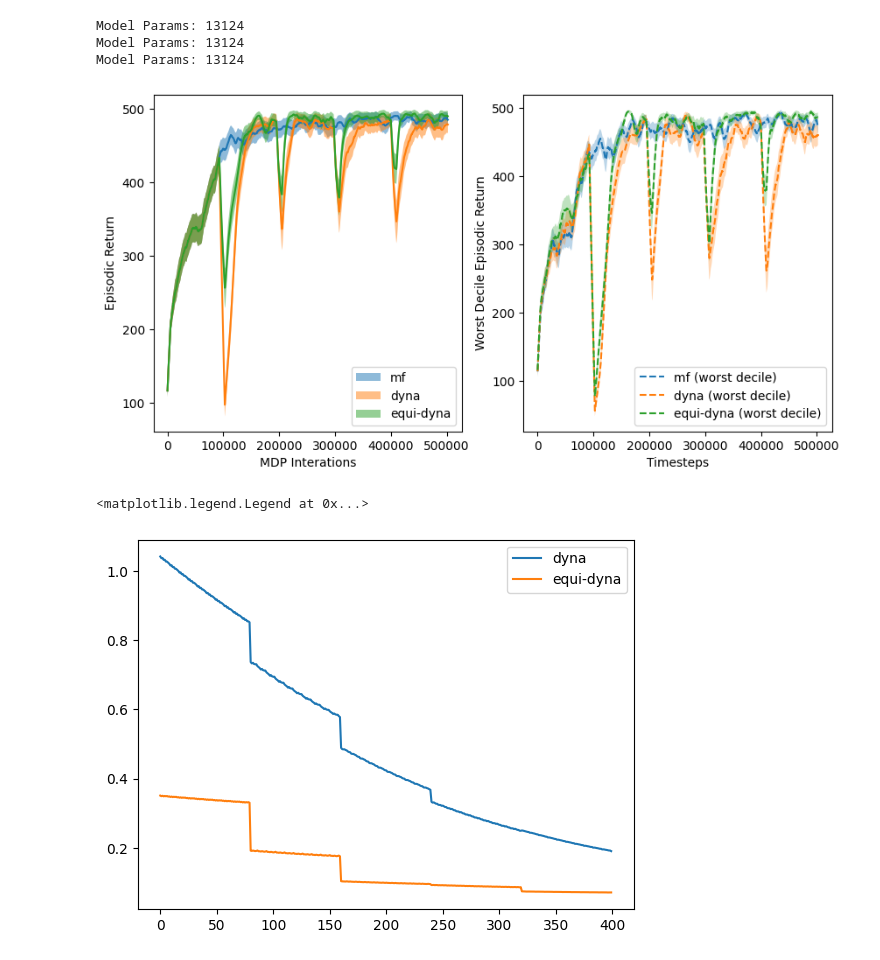
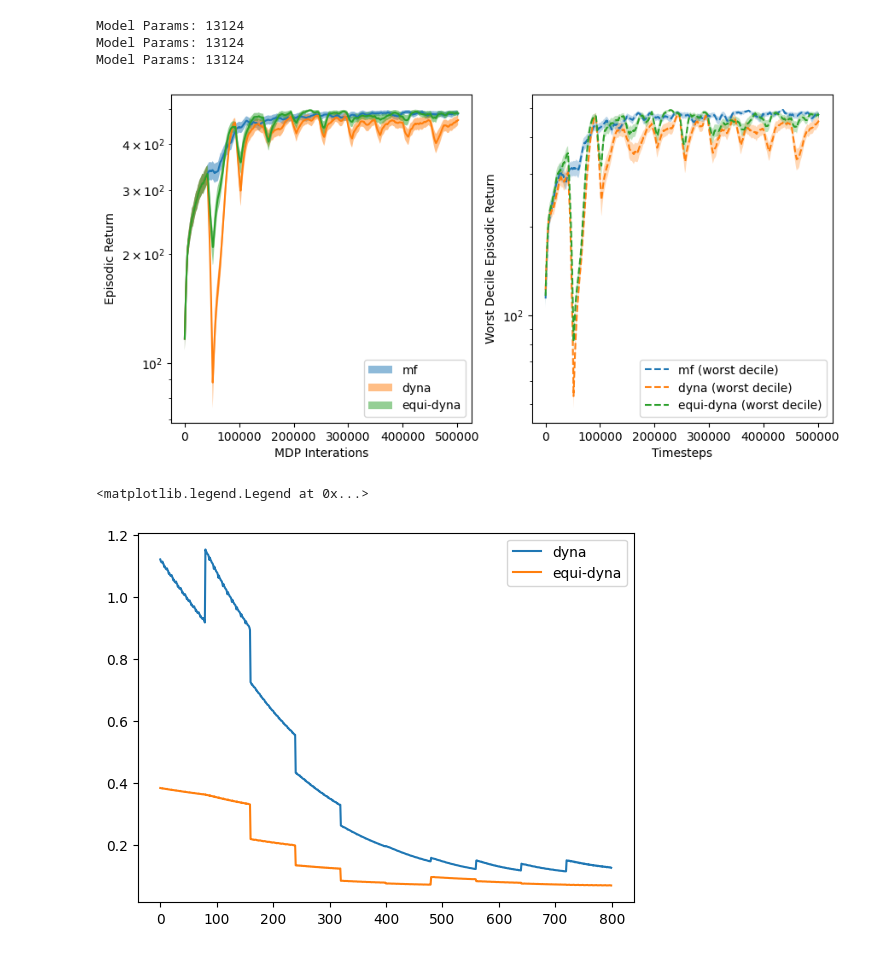
Before and after one commit to seancraven/mono_ms, a Jupyter notebook: dyna/trial.ipynb, the cells around one changed output. Drawn from its saved outputs; the diff is of its cells as text; code cells hidden in the pictures.

```diff
--- a/dyna/trial.ipynb
+++ b/dyna/trial.ipynb
@@ -9,10 +9,10 @@ from dyna.training import make_dyna_train_fn
 from model_based.train import EquiModel
 from dyna.types import ActorCriticHyperParams, DynaHyperParams, TransitionModelHyperParams
 # %%
-NUM_UPDATES = 5
+NUM_UPDATES = 10
 TM_LR = 1e-5
 NUM_SEEDS = 48
-ac_hyp = ActorCriticHyperParams(NUM_UPDATES=200, NUM_EPOCHS=6,)
+ac_hyp = ActorCriticHyperParams(NUM_UPDATES=100, NUM_EPOCHS=6,)
 eqi_hyp = TransitionModelHyperParams(MODEL_FN = EquiModel,LR=TM_LR)
 tm_hyp = TransitionModelHyperParams( LR=TM_LR)
 no_m_hyp = TransitionModelHyperParams( USE_MODEL=False, LR=TM_LR)
@@ -50,40 +50,40 @@ for res, name in zip(results, names):
     lower = acting_returns_mean - acting_returns_std
     upper = acting_returns_mean + acting_returns_std
     x = jnp.arange(len(acting_returns_mean))
-    ax[0].plot(acting_returns_mean, )
+    ax[0].semilogy(acting_returns_mean, )
     ax[0].fill_between(jnp.arange(len(acting_returns_mean)), lower, upper, alpha=0.5,  label=name)
     ax[0].legend()
     ax[0].set_xlabel("MDP Interations")
     ax[0].set_ylabel("Episodic Return")
     cumulative_returns = np.cumsum(acting_returns.reshape(NUM_SEEDS, -1), axis=1)[:, -1]
     assert cumulative_returns.shape == (NUM_SEEDS,), f"{cumulative_returns.shape}"
     worst_decile = np.quantile(cumulative_returns, 0.3)
     worst_mean = acting_returns[cumulative_returns < worst_decile].mean(axis=0)
     worst_std = acting_returns[cumulative_returns < worst_decile].std(
         axis=0
     ) / np.sqrt(NUM_SEEDS)
     worst_upper = worst_mean + worst_std
     worst_lower = worst_mean - worst_std
-    ax[1].plot(
+    ax[1].semilogy(
         x,
         moving_average(worst_mean),
         label=f"{name} (worst decile)",
         linestyle="--",
     )
     ax[1].fill_between(
         x,
         moving_average(worst_lower),
         moving_average(worst_upper),
         alpha=0.3,
     )
     ax[1].set_xlabel("Timesteps")
     ax[1].set_ylabel("Worst Decile Episodic Return")
 
 ax[0].legend()
 ax[1].legend()
 fig.savefig("plots.png")
 # %% [output]
-[figure, old version]
+[figure, new version]
 # %%
 for res, name in zip(results[1:], names[1:]):
     _, info = res
@@ -92,4 +92,4 @@ for res, name in zip(results[1:], names[1:]):
 plt.legend()
 # %% [output]
 <matplotlib.legend.Legend at 0x...>
-[figure, old version]
+[figure, new version]
```
Also changed, not shown: 2 other files.
